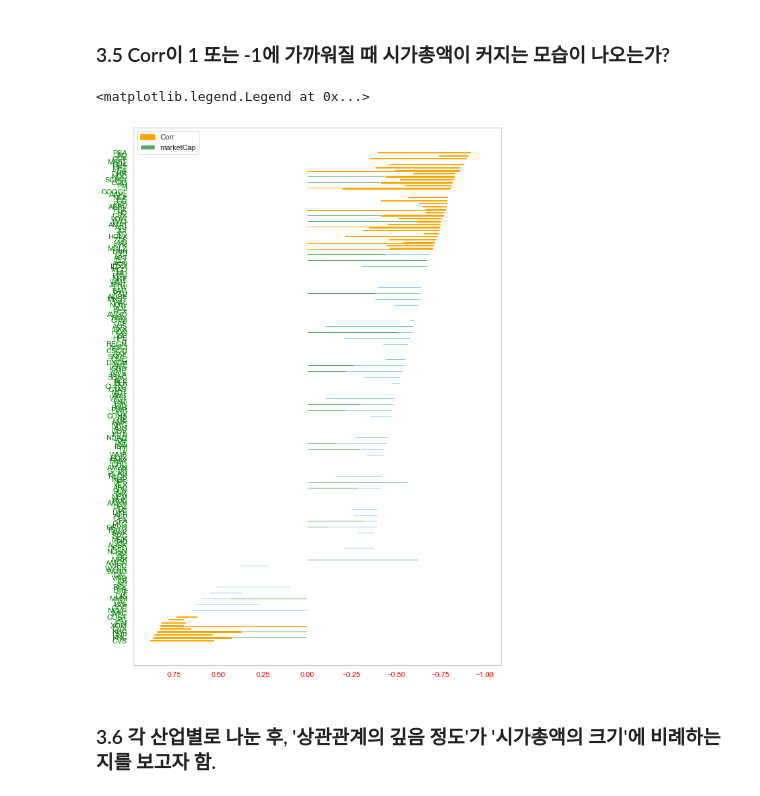
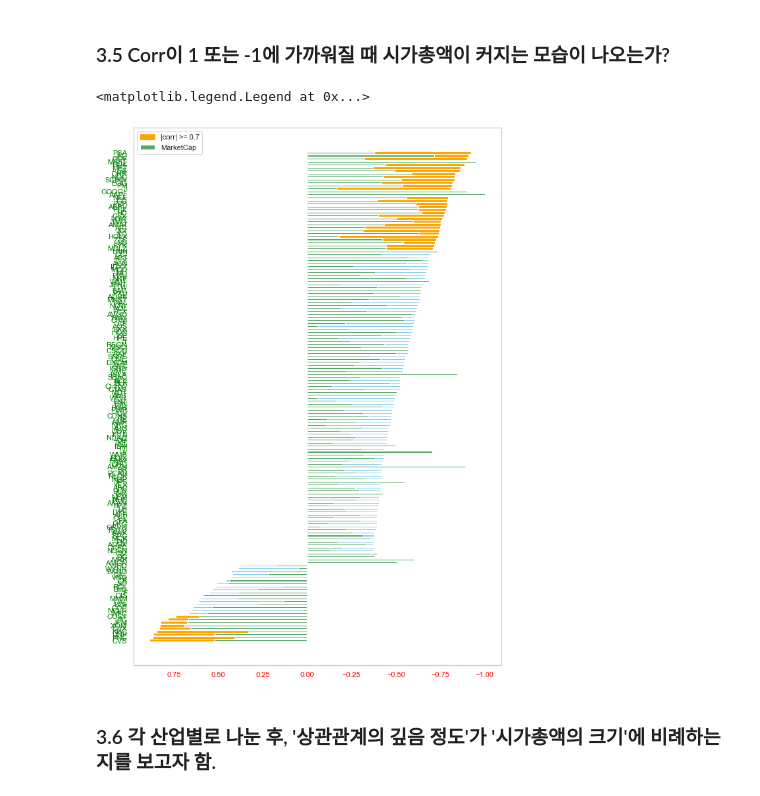
Before and after one commit to wechsley/ESG-Project, a Jupyter notebook: S&P 500 기업 목록 대상으로 한 Total ESG risk ratings와 주가 간의 상관관계 분석(2022.07 2차).ipynb, the cells around one changed output. Drawn from its saved outputs; the diff is of its cells as text; code cells hidden in the pictures.

```diff
--- a/S&P 500 기업 목록 대상으로 한 Total ESG risk ratings와 주가 간의 상관관계 분석(2022.07 2차).ipynb
+++ b/S&P 500 기업 목록 대상으로 한 Total ESG risk ratings와 주가 간의 상관관계 분석(2022.07 2차).ipynb
@@ -252,6 +252,8 @@ total_details_df
 total_details_df.to_csv('./total_details_df(AdjClose)_20220712')
 # %% [markdown]
 ### 2.5 전체 기업의 상관계수를 bar plot으로 나열해보는 작업
+# %%
+total_details_df = pd.read_csv('./total_details_df(AdjClose)_20220712', index_col=0)
 # %%
 total_bar_df = total_details_df.sort_values(by='Corr', ascending=False).reset_index(drop=True)
 total_bar_df
@@ -539,35 +550,35 @@ total_marketCap  # 최종 데이터 모습
 # %%
 import matplotlib.pyplot as plt
 
 plt.figure(figsize=(10,15)).gca().invert_xaxis()
 
 # [3/3 단계] 차트 좌우 맞추기 위한 작업
 total_bar_df2= total_marketCap.sort_values(by='Corr', ascending=False).reset_index(drop=True)
 (total_bar_df2[total_bar_df2['Corr'] < 0]['Marketcap']) *= -1
 
 tempbar = total_bar_df2.copy()
 
 # [1/3 단계] 먼저 'Corr'에 대한 bar chart 표현
-bars = plt.barh(tempbar['Symbol'], total_bar_df2['Corr'], height=0.3, left=0, color='skyblue', label='Corr')
+bars = plt.barh(tempbar['Symbol'], total_bar_df2['Corr'], height=0.45, left=0, color='skyblue', label='Corr')
 for i in total_bar_df[abs(total_bar_df['Corr']) >= 0.7]['Symbol'].index:
     bars[i].set_color('orange')
 
 # [2/3 단계] 두번째로 'marketCap'에 대한 bar chart 표현
 
 for item,row in total_bar_df2.iterrows() :
     if row['Corr'] < 0 :
         tempbar.loc[tempbar['Symbol'] == row['Symbol'],'Logged'] *= -1
 
-bars = plt.barh(tempbar['Symbol'], tempbar['Logged'], height=0.25, left=0, color='g', label='marketCap')
+bars = plt.barh(tempbar['Symbol'], tempbar['Logged'], height=0.45, left=0, color='g', label='marketCap')
 
 plt.tick_params(axis='x', labelcolor = 'red')
 plt.tick_params(axis='y', labelcolor = 'green')
 
 plt.grid(False)
-plt.legend()
+plt.legend(['|corr| >= 0.7', 'MarketCap'])
 # %% [output]
 <matplotlib.legend.Legend at 0x...>
-[figure, old version]
+[figure, new version]
 # %% [markdown]
 ### 3.6 각 산업별로 나눈 후, '상관관계의 깊음 정도'가 '시가총액의 크기'에 비례하는지를 보고자 함.
 # %%
```
Also changed, not shown: parts of 9 cells of this notebook.
